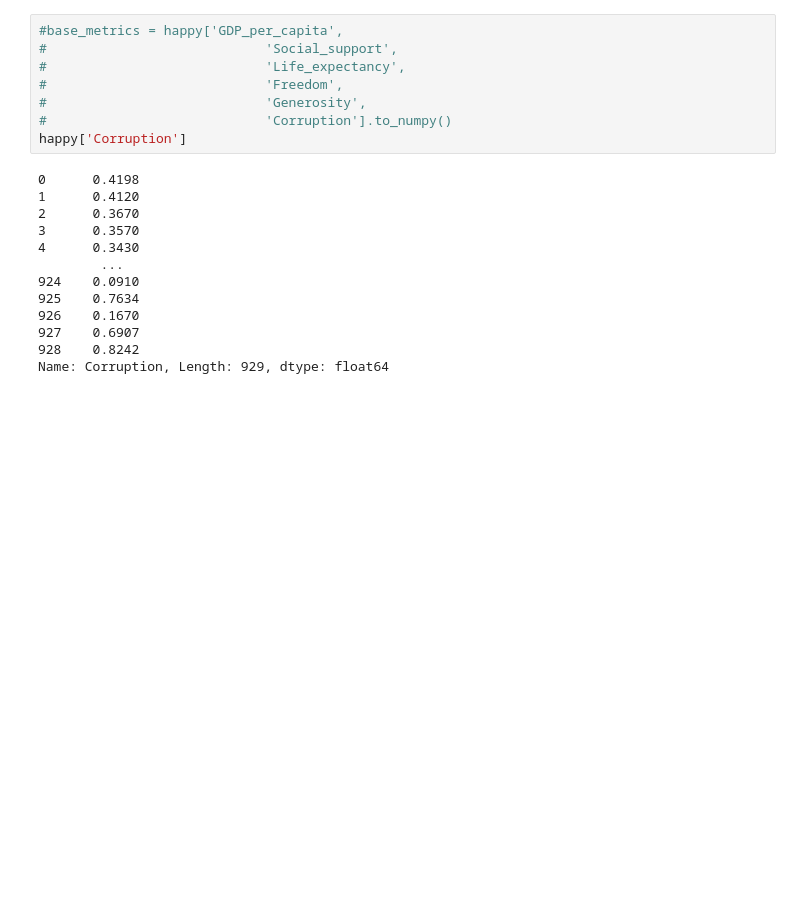
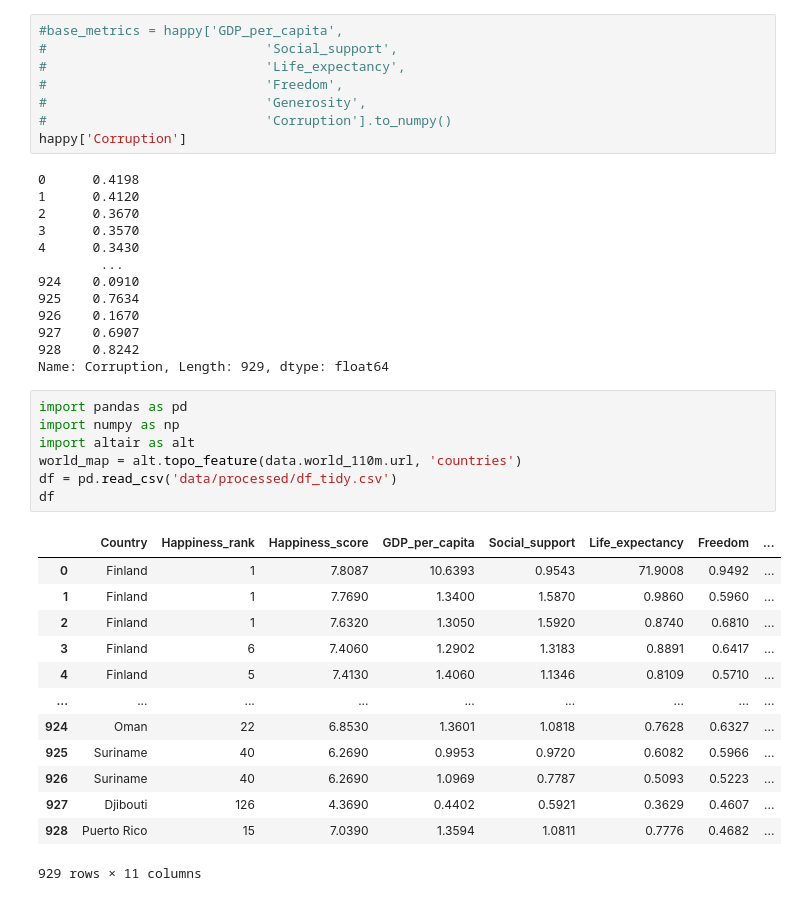
Before and after one commit to Saule-Atymtayeva/dash_of_spice, a Jupyter notebook: map_work.ipynb, the cells around one changed output. Cells and saved outputs as stored; diff of their text form; blank space fills up the shorter version.

```diff
--- a/map_work.ipynb
+++ b/map_work.ipynb
@@ -122,3 +122,24 @@ happy['Corruption']
 927    0.6907
 928    0.8242
 Name: Corruption, Length: 929, dtype: float64
+# %%
+import pandas as pd
+import numpy as np
+import altair as alt
+world_map = alt.topo_feature(data.world_110m.url, 'countries')
+df = pd.read_csv('data/processed/df_tidy.csv')
+df
+# %% [output]
+|  | Country | Happiness_rank | Happiness_score | GDP_per_capita | Social_support | Life_expectancy | Freedom | ... |
+| 0 | Finland | 1 | 7.8087 | 10.6393 | 0.9543 | 71.9008 | 0.9492 | ... |
+| 1 | Finland | 1 | 7.7690 | 1.3400 | 1.5870 | 0.9860 | 0.5960 | ... |
+| 2 | Finland | 1 | 7.6320 | 1.3050 | 1.5920 | 0.8740 | 0.6810 | ... |
+| 3 | Finland | 6 | 7.4060 | 1.2902 | 1.3183 | 0.8891 | 0.6417 | ... |
+| 4 | Finland | 5 | 7.4130 | 1.4060 | 1.1346 | 0.8109 | 0.5710 | ... |
+| ... | ... | ... | ... | ... | ... | ... | ... | ... |
+| 924 | Oman | 22 | 6.8530 | 1.3601 | 1.0818 | 0.7628 | 0.6327 | ... |
+| 925 | Suriname | 40 | 6.2690 | 0.9953 | 0.9720 | 0.6082 | 0.5966 | ... |
+| 926 | Suriname | 40 | 6.2690 | 1.0969 | 0.7787 | 0.5093 | 0.5223 | ... |
+| 927 | Djibouti | 126 | 4.3690 | 0.4402 | 0.5921 | 0.3629 | 0.4607 | ... |
+| 928 | Puerto Rico | 15 | 7.0390 | 1.3594 | 1.0811 | 0.7776 | 0.4682 | ... |
+929 rows × 11 columns
```
Also changed, not shown: parts of 2 cells of this notebook, 1 other file.
